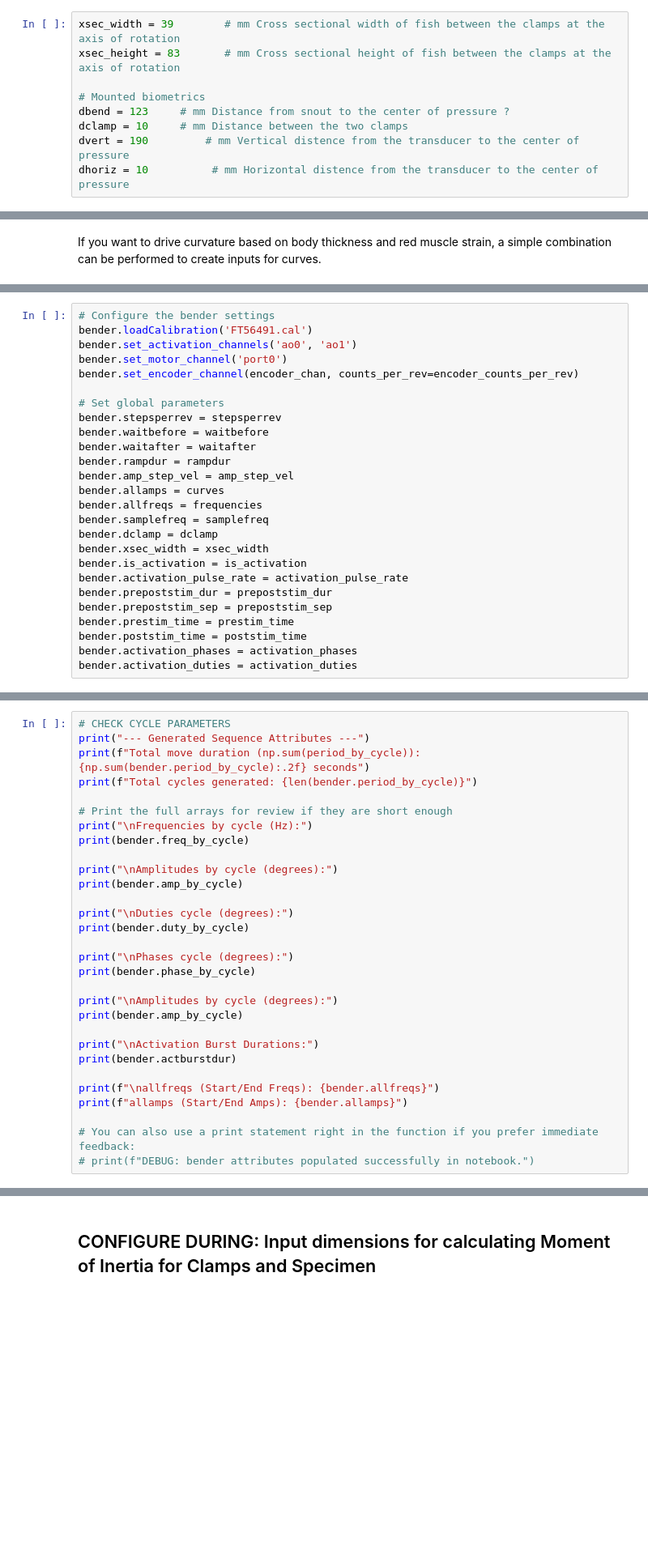
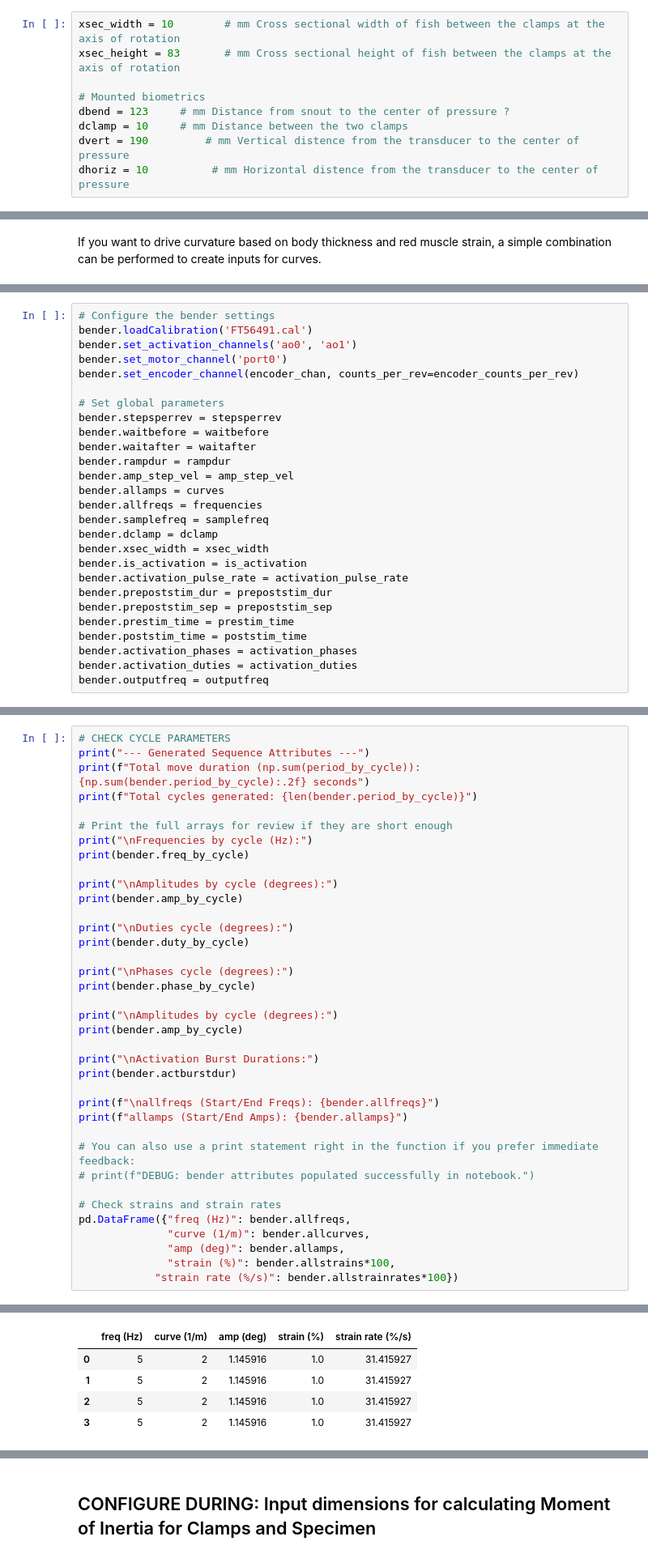
Before and after one commit to tytell/Bender3, a Jupyter notebook: bender_run.ipynb, the cells around one changed output, grey strips where cells are left out. Shown at 81% size. Drawn from its saved outputs; the diff is of its cells as text; blank space fills up the shorter version.

Commit message:
Attempting to combine all bender functionalities

```diff
--- a/bender_run.ipynb
+++ b/bender_run.ipynb
@@ -80,5 +80,5 @@ fishmass = 100    # Body mass in grams
 # %%
-xsec_width = 39        # mm Cross sectional width of fish between the clamps at the axis of rotation
+xsec_width = 10        # mm Cross sectional width of fish between the clamps at the axis of rotation
 xsec_height = 83       # mm Cross sectional height of fish between the clamps at the axis of rotation
 
 # Mounted biometrics
@@ -141,4 +141,5 @@ bender.prestim_time = prestim_time
 bender.poststim_time = poststim_time
 bender.activation_phases = activation_phases
 bender.activation_duties = activation_duties
+bender.outputfreq = outputfreq
 # %% [markdown]
@@ -169,30 +172,42 @@ print(bender.phase_by_cycle)
 
 print("\nAmplitudes by cycle (degrees):")
 print(bender.amp_by_cycle)
 
 print("\nActivation Burst Durations:")
 print(bender.actburstdur)
 
 print(f"\nallfreqs (Start/End Freqs): {bender.allfreqs}")
 print(f"allamps (Start/End Amps): {bender.allamps}")
 
 # You can also use a print statement right in the function if you prefer immediate feedback:
 # print(f"DEBUG: bender attributes populated successfully in notebook.")
+
+# Check strains and strain rates
+pd.DataFrame({"freq (Hz)": bender.allfreqs,
+              "curve (1/m)": bender.allcurves,
+              "amp (deg)": bender.allamps,
+              "strain (%)": bender.allstrains*100,
+            "strain rate (%/s)": bender.allstrainrates*100})
 # %% [output]
 --- Generated Sequence Attributes ---
 Total move duration (np.sum(period_by_cycle)): 7.60 seconds
 Total cycles generated: 38
 
 Frequencies by cycle (Hz):
 [5. 5. 5. 5. 5. 5. 5. 5. 5. 5. 5. 5. 5. 5. 5. 5. 5. 5. 5. 5. 5. 5. 5. 5.
  5. 5. 5. 5. 5. 5. 5. 5. 5. 5. 5. 5. 5. 5.]
 
 Amplitudes by cycle (degrees):
 [1.14591559 1.14591559 1.14591559 1.14591559 1.14591559 1.14591559
  1.14591559 1.14591559 1.14591559 1.14591559 1.14591559 1.14591559
  1.14591559 1.14591559 1.14591559 1.14591559 1.14591559 1.14591559
 ... (28 lines left out)
  0.   0.   0.08 0.08 0.08 0.08 0.   0.   0.   0.  ]
 
 allfreqs (Start/End Freqs): [5 5 5 5]
 allamps (Start/End Amps): [1.14591559 1.14591559 1.14591559 1.14591559]
+|  | freq (Hz) | curve (1/m) | amp (deg) | strain (%) | strain rate (%/s) |
+| 0 | 5 | 2 | 1.145916 | 1.0 | 31.415927 |
+| 1 | 5 | 2 | 1.145916 | 1.0 | 31.415927 |
+| 2 | 5 | 2 | 1.145916 | 1.0 | 31.415927 |
+| 3 | 5 | 2 | 1.145916 | 1.0 | 31.415927 |
```
Also changed, not shown: parts of 35 cells of this notebook, 1 other file.
